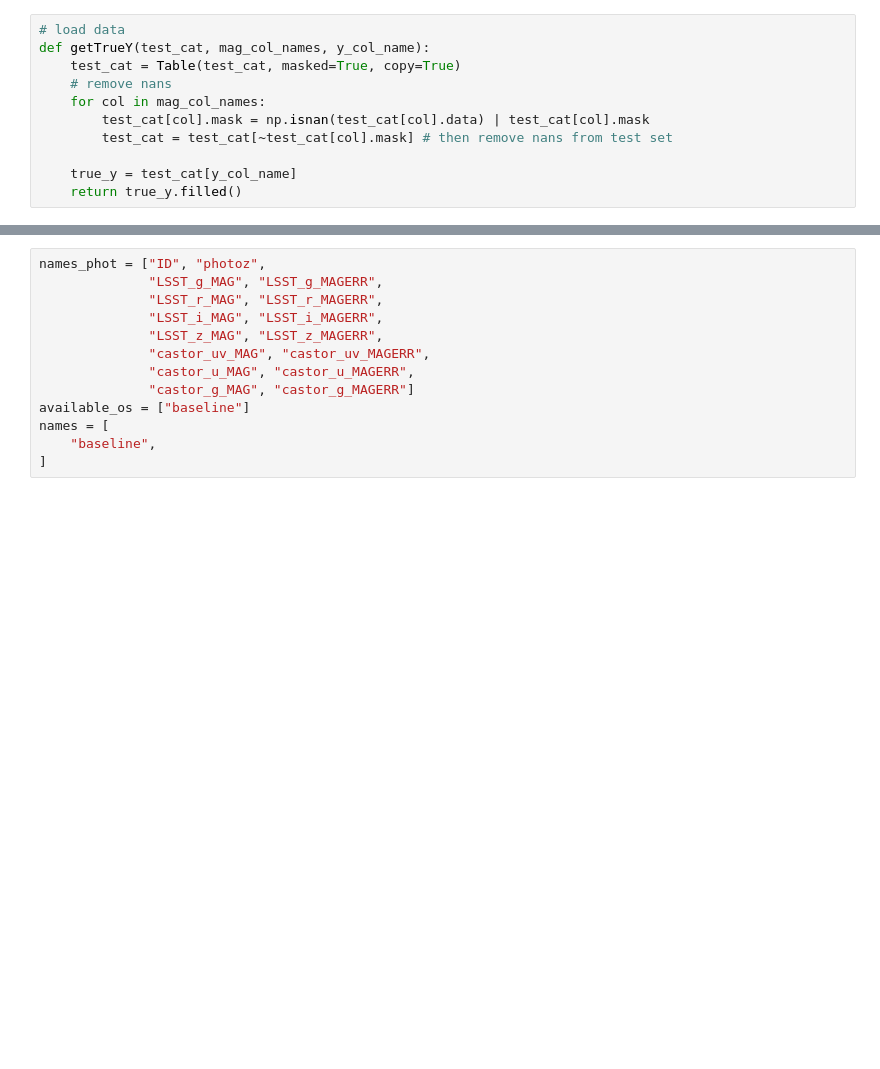
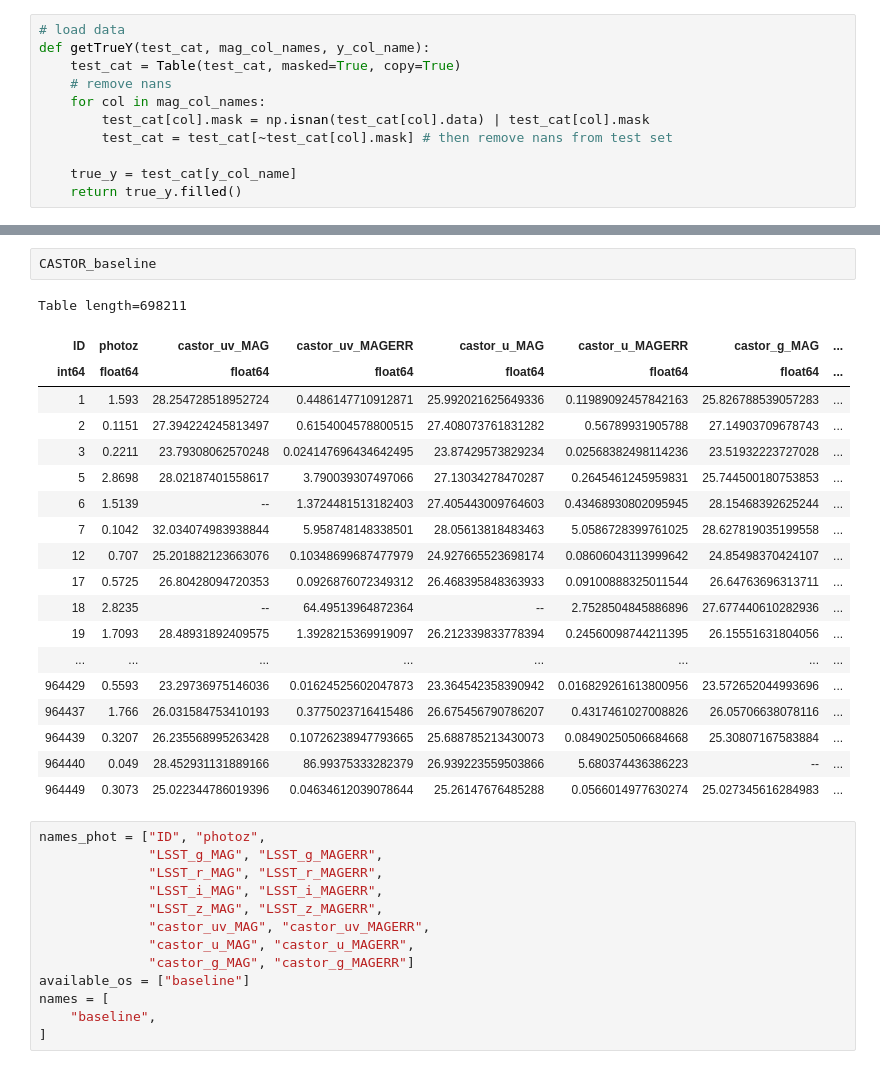
Before and after one commit to aimalz/CASTORpz, a Jupyter notebook: TheLastMetric.ipynb, the cells around one changed output, grey strips where cells are left out. Saved outputs shown, nothing was run; the diff lists cells and outputs as text; blank space fills up the shorter version.

```diff
--- a/TheLastMetric.ipynb
+++ b/TheLastMetric.ipynb
@@ -85,3 +101,25 @@ CASTOR_baseline = Table.from_pandas(mock[mask]) #ignoring training data outside
+# %%
+CASTOR_baseline
+# %% [output]
+Table length=698211
+| ID | photoz | castor_uv_MAG | castor_uv_MAGERR | castor_u_MAG | castor_u_MAGERR | castor_g_MAG | ... |
+| int64 | float64 | float64 | float64 | float64 | float64 | float64 | ... |
+| 1 | 1.593 | 28.254728518952724 | 0.4486147710912871 | 25.992021625649336 | 0.11989092457842163 | 25.826788539057283 | ... |
+| 2 | 0.1151 | 27.394224245813497 | 0.6154004578800515 | 27.408073761831282 | 0.56789931905788 | 27.14903709678743 | ... |
+| 3 | 0.2211 | 23.79308062570248 | 0.024147696434642495 | 23.87429573829234 | 0.02568382498114236 | 23.51932223727028 | ... |
+| 5 | 2.8698 | 28.02187401558617 | 3.790039307497066 | 27.13034278470287 | 0.2645461245959831 | 25.744500180753853 | ... |
+| 6 | 1.5139 | -- | 1.3724481513182403 | 27.405443009764603 | 0.43468930802095945 | 28.15468392625244 | ... |
+| 7 | 0.1042 | 32.034074983938844 | 5.958748148338501 | 28.05613818483463 | 5.0586728399761025 | 28.627819035199558 | ... |
+| 12 | 0.707 | 25.201882123663076 | 0.10348699687477979 | 24.927665523698174 | 0.08606043113999642 | 24.85498370424107 | ... |
+| 17 | 0.5725 | 26.80428094720353 | 0.0926876072349312 | 26.468395848363933 | 0.09100888325011544 | 26.64763696313711 | ... |
+| 18 | 2.8235 | -- | 64.49513964872364 | -- | 2.7528504845886896 | 27.677440610282936 | ... |
+| 19 | 1.7093 | 28.48931892409575 | 1.3928215369919097 | 26.212339833778394 | 0.24560098744211395 | 26.15551631804056 | ... |
+| ... | ... | ... | ... | ... | ... | ... | ... |
+| 964429 | 0.5593 | 23.29736975146036 | 0.01624525602047873 | 23.364542358390942 | 0.016829261613800956 | 23.572652044993696 | ... |
+| 964437 | 1.766 | 26.031584753410193 | 0.3775023716415486 | 26.675456790786207 | 0.4317461027008826 | 26.05706638078116 | ... |
+| 964439 | 0.3207 | 26.235568995263428 | 0.10726238947793665 | 25.688785213430073 | 0.08490250506684668 | 25.30807167583884 | ... |
+| 964440 | 0.049 | 28.452931131889166 | 86.99375333282379 | 26.939223559503866 | 5.680374436386223 | -- | ... |
+| 964449 | 0.3073 | 25.022344786019396 | 0.04634612039078644 | 25.26147676485288 | 0.0566014977630274 | 25.027345616284983 | ... |
 # %%
 names_phot = ["ID", "photoz",
               "LSST_g_MAG", "LSST_g_MAGERR",
```
Also changed, not shown: parts of 11 cells of this notebook.
